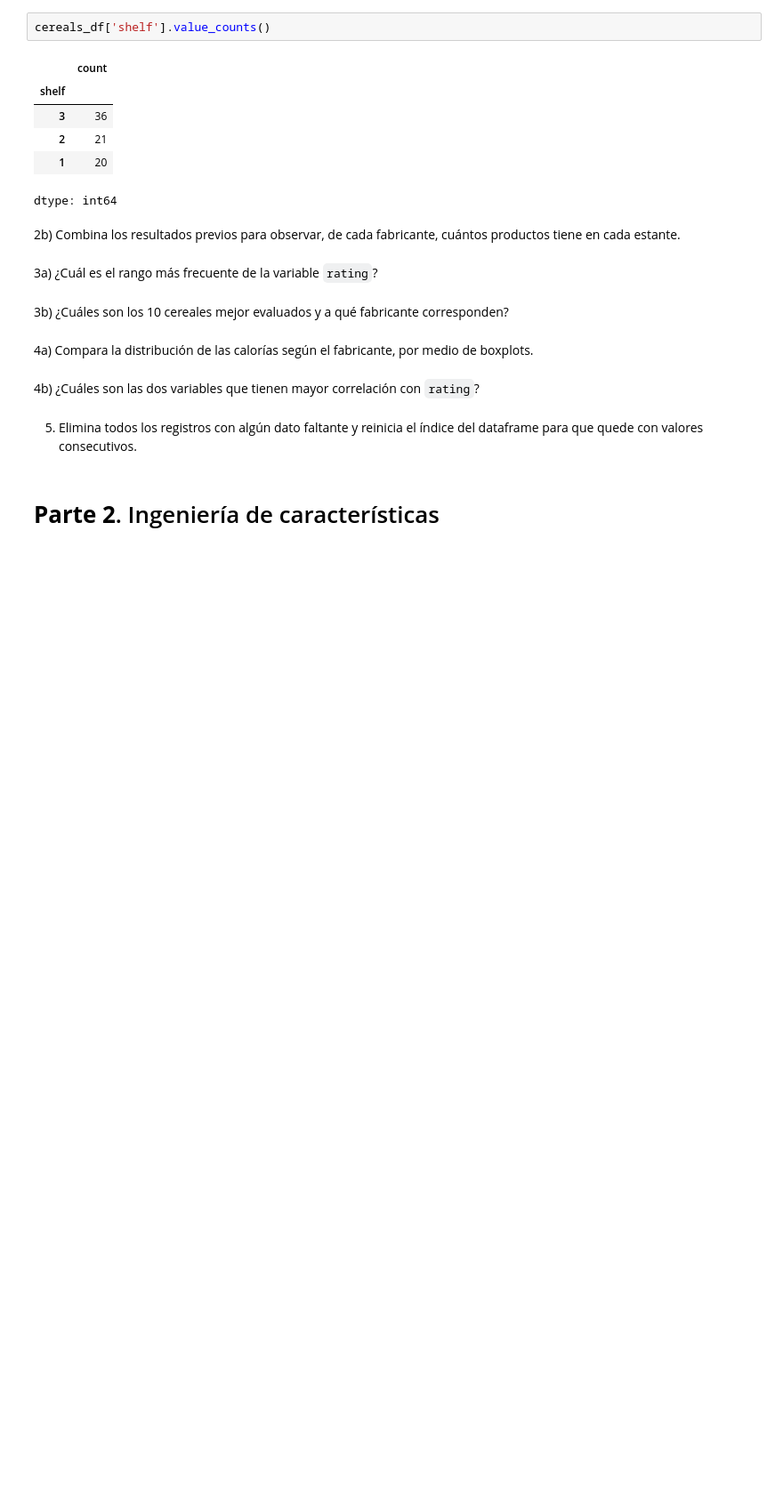
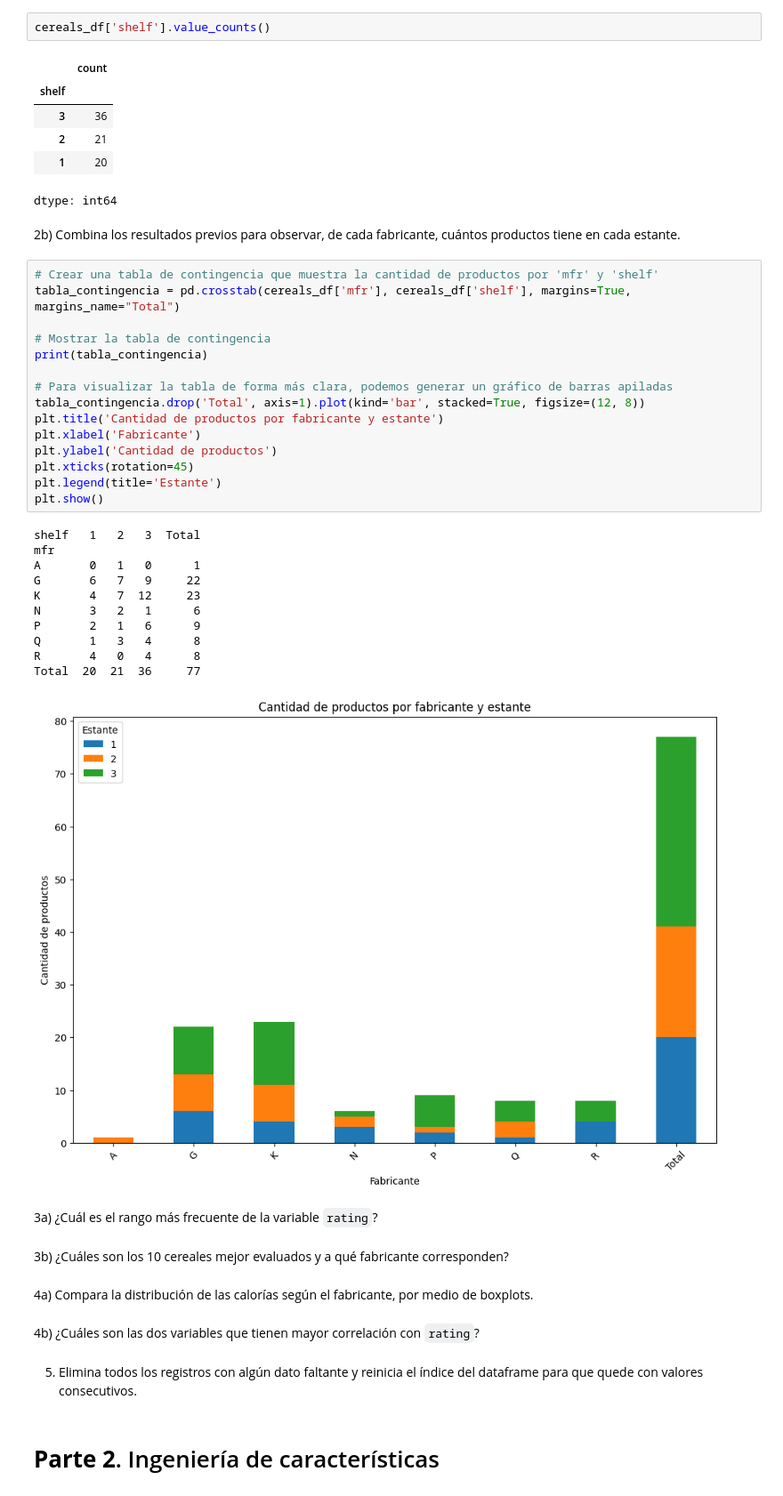
Before and after one commit to CarlosRochaCx/MNA, a Jupyter notebook: Actividad7PCA.ipynb, the cells around one changed output. Shown: that part at 89% size. Saved outputs shown, nothing was run; the diff lists cells and outputs as text; blank space fills up the shorter version.

```diff
--- a/Actividad7PCA.ipynb
+++ b/Actividad7PCA.ipynb
@@ -126,6 +143,33 @@ cereals_df['shelf'].value_counts()
 dtype: int64
 # %% [markdown]
 2b) Combina los resultados previos para observar, de cada fabricante, cuántos productos tiene en cada estante.
+# %%
+# Crear una tabla de contingencia que muestra la cantidad de productos por 'mfr' y 'shelf'
+tabla_contingencia = pd.crosstab(cereals_df['mfr'], cereals_df['shelf'], margins=True, margins_name="Total")
+
+# Mostrar la tabla de contingencia
+print(tabla_contingencia)
+
+# Para visualizar la tabla de forma más clara, podemos generar un gráfico de barras apiladas
+tabla_contingencia.drop('Total', axis=1).plot(kind='bar', stacked=True, figsize=(12, 8))
+plt.title('Cantidad de productos por fabricante y estante')
+plt.xlabel('Fabricante')
+plt.ylabel('Cantidad de productos')
+plt.xticks(rotation=45)
+plt.legend(title='Estante')
+plt.show()
+# %% [output]
+shelf   1   2   3  Total
+mfr
+A       0   1   0      1
+G       6   7   9     22
+K       4   7  12     23
+N       3   2   1      6
+P       2   1   6      9
+Q       1   3   4      8
+R       4   0   4      8
+Total  20  21  36     77
+[figure, added]
 # %% [markdown]
  3a) ¿Cuál es el rango más frecuente de la variable `rating`?
 # %% [markdown]
```
Also changed, not shown: parts of 2 cells of this notebook.
